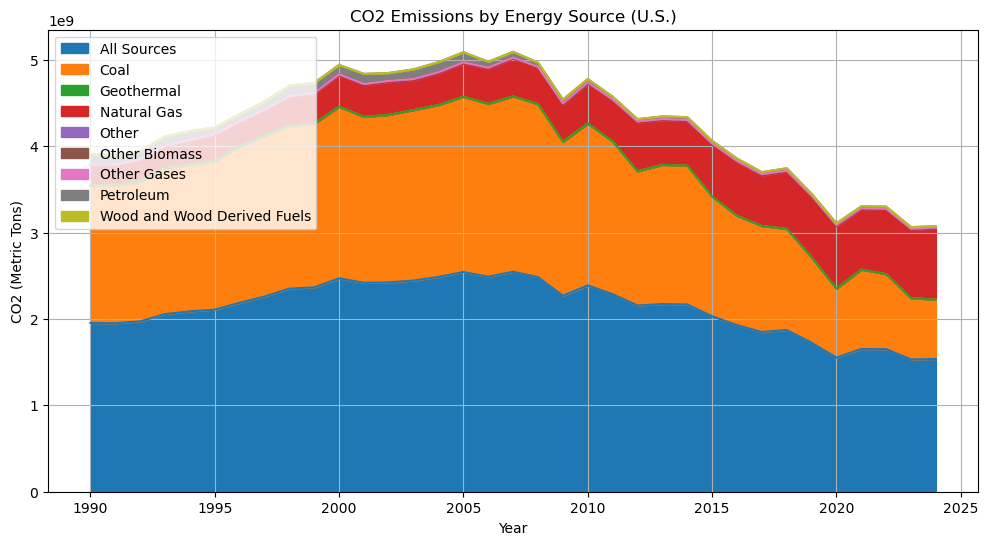
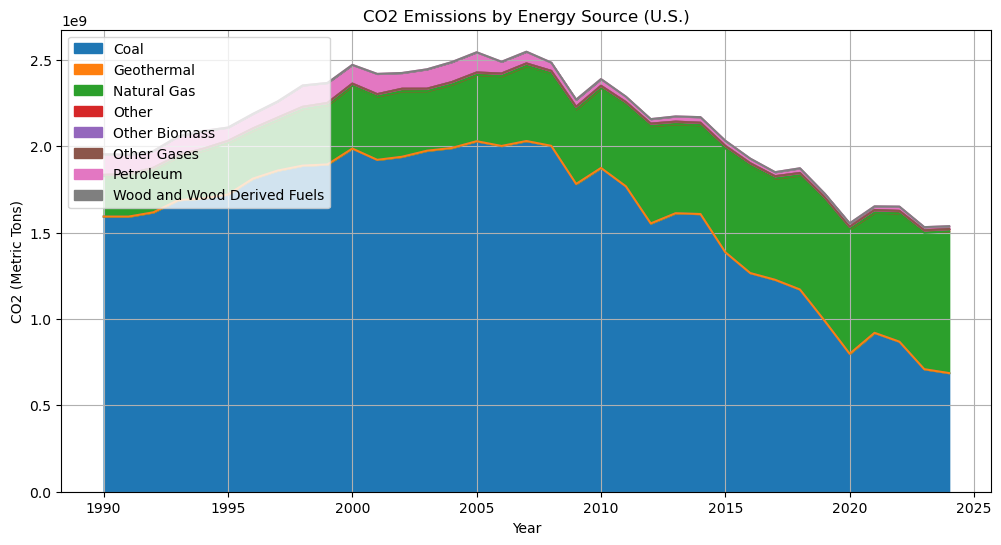
Code edit (unified diff) that turned the first committed figure into the second:
--- before
+++ after
@@ -1,3 +1,5 @@
-co2_pivot = co2_source_df.pivot_table(
+co2_filtered = co2_source_df[co2_source_df["Energy Source"] != "All Sources"]
+
+co2_pivot = co2_filtered.pivot_table(
     index="Year",
     columns="Energy Source",
@@ -14,4 +16,4 @@
 plt.grid(True)
 
-plt.savefig(f"co2_emissions_by_source.png", dpi=300, bbox_inches="tight")
+plt.savefig("co2_emissions_by_source.png", dpi=300, bbox_inches="tight")
 plt.show()

Commit: Add files via upload